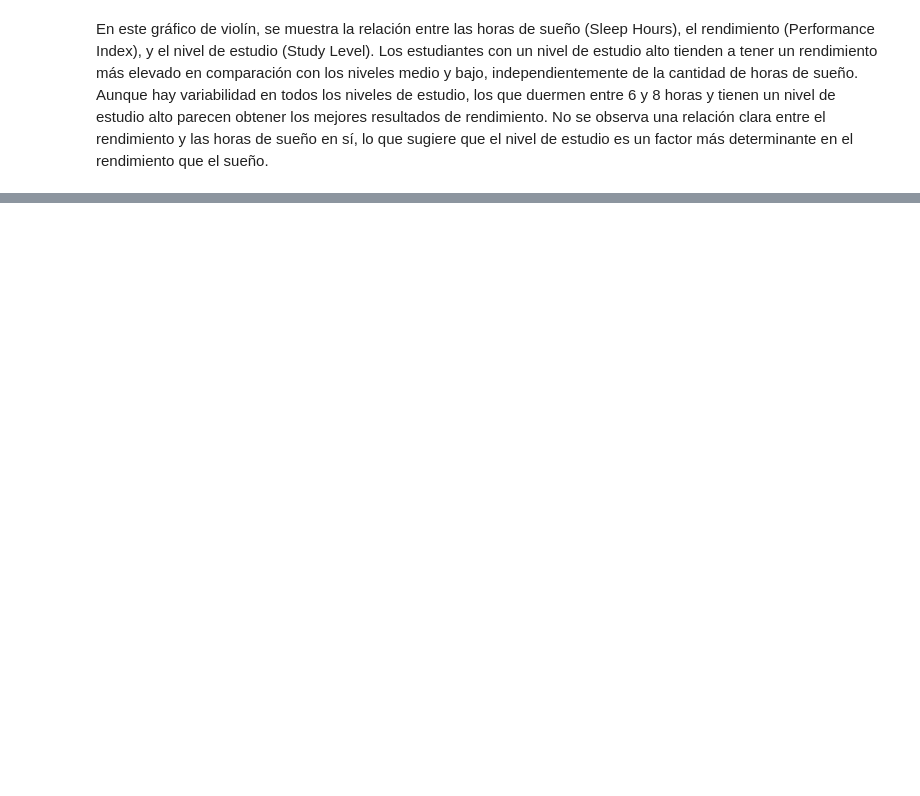
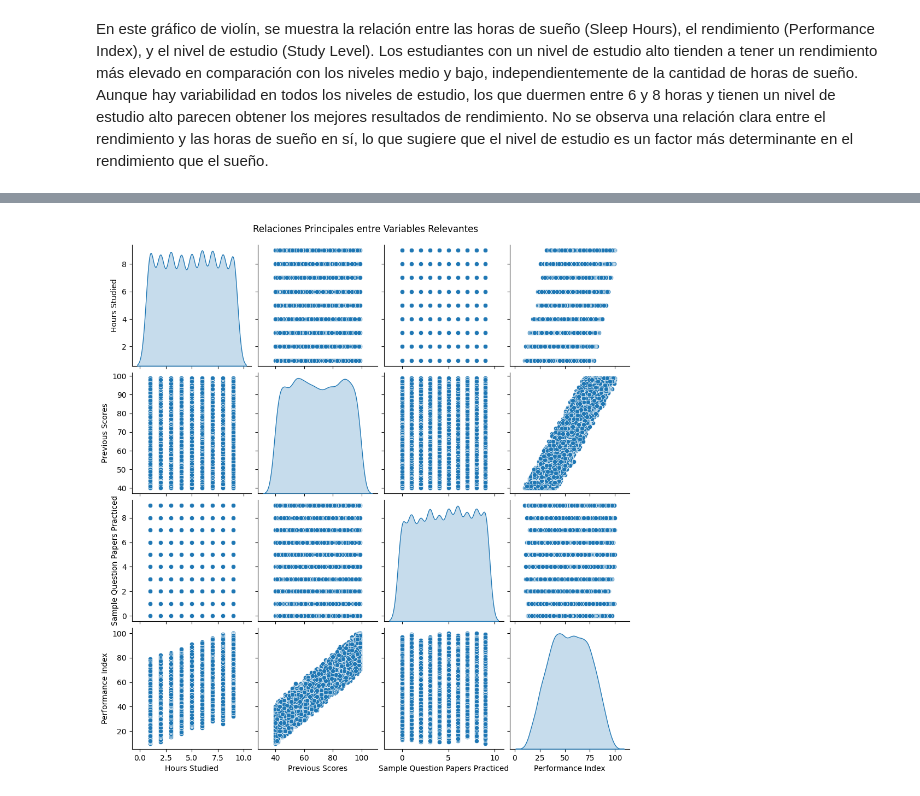
Before and after one commit to ingjfnf/PROJECT_GRUPO_28, a Jupyter notebook: ANALISIS_EXPLOTARIO/EDA.ipynb, the cells around one changed output, grey strips where cells are left out. Drawn from its saved outputs; the diff is of its cells as text; code cells hidden in the pictures; blank space fills up the shorter version.

```diff
--- a/ANALISIS_EXPLOTARIO/EDA.ipynb
+++ b/ANALISIS_EXPLOTARIO/EDA.ipynb
@@ -140,0 +171,7 @@ En este gráfico de violín, se muestra la relación entre las horas de sueño (
+# %%
+selected_vars = ['Hours Studied', 'Previous Scores', 'Sample Question Papers Practiced', 'Performance Index'] #Selección de las variables más relevantes para relaizar el mismo análisis
+sns.pairplot(df[selected_vars], kind='scatter', diag_kind='kde', palette="pastel")
+plt.suptitle("Relaciones Principales entre Variables Relevantes", y=1.02)
+plt.show()
+# %% [output]
+[figure, added]
```
Also changed, not shown: parts of 11 cells of this notebook.
